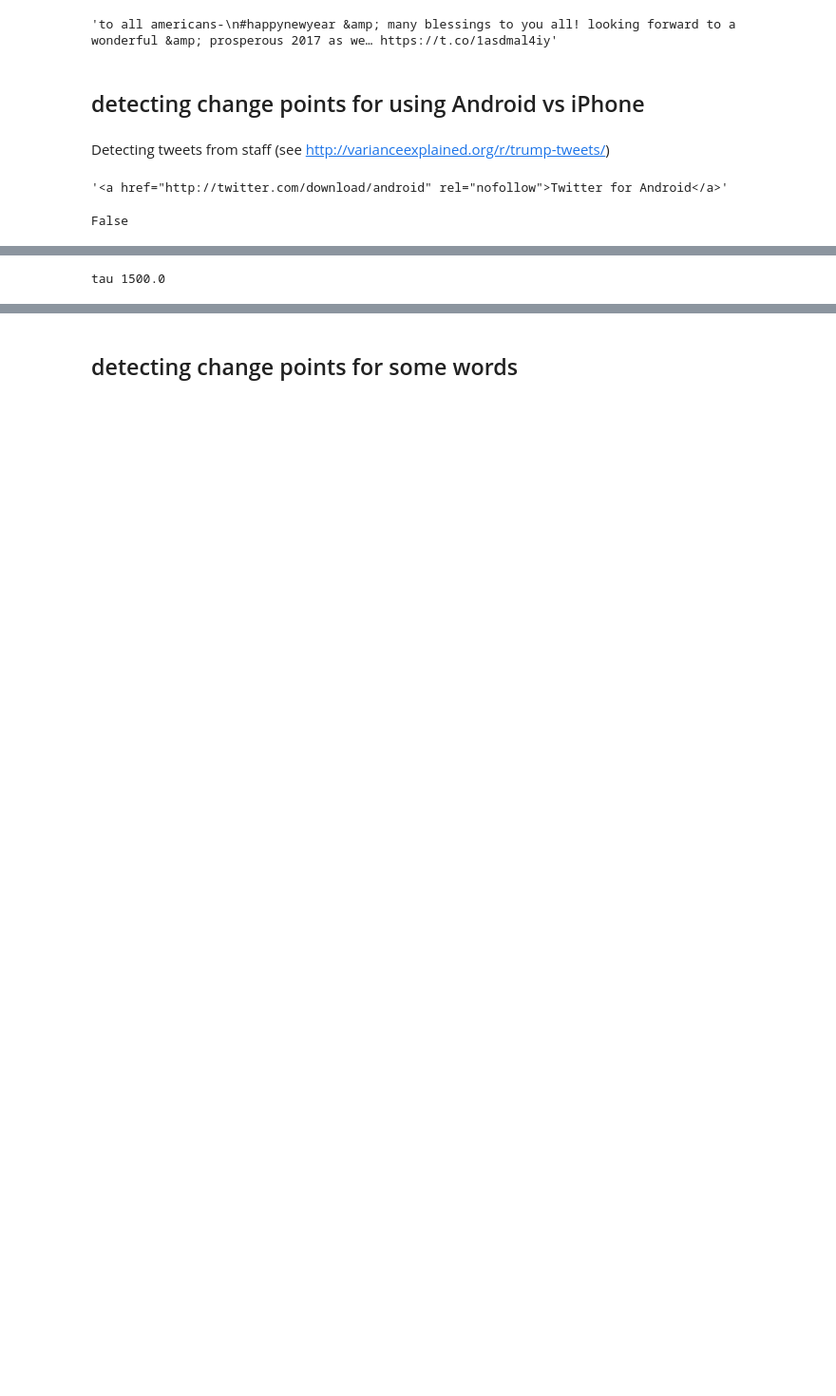
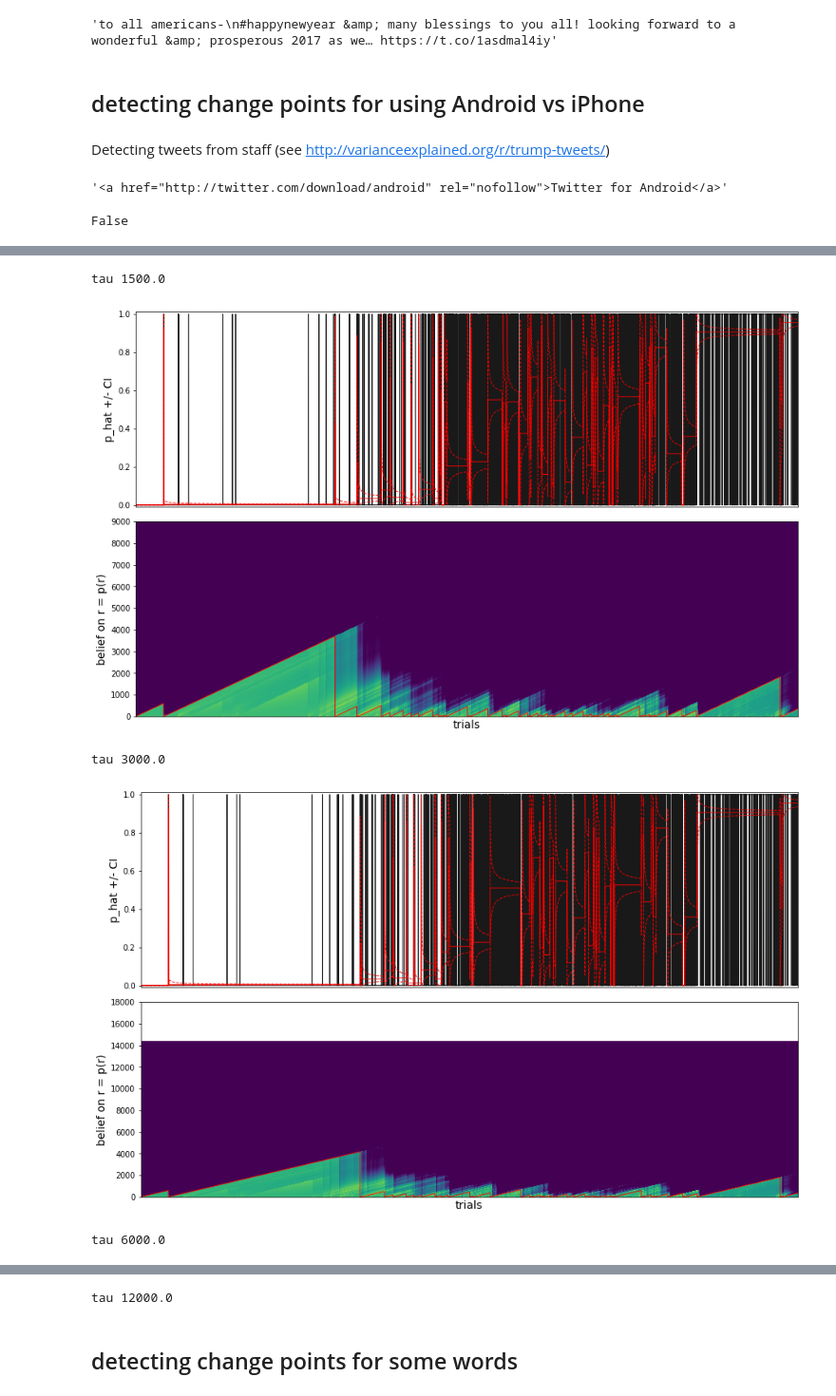
Before and after one commit to laurentperrinet/bayesianchangepoint, a Jupyter notebook: notebooks/test_experimental_data-tweets.ipynb, the cells around one changed output, grey strips where cells are left out. Shown at 95% size. Drawn from its saved outputs; the diff is of its cells as text; code cells hidden in the pictures; blank space fills up the shorter version.

```diff
--- a/notebooks/test_experimental_data-tweets.ipynb
+++ b/notebooks/test_experimental_data-tweets.ipynb
@@ -220,16 +224,21 @@ That is, an average probability of p0=  0.38777915267220553
 # %%
+p0 = .01
 for h in [1/1500/(2**k) for k in range(5)]:
     print('tau', 1/h)
     max_run_length = int(6/h)
 
     p_bar, r, beliefs = bcp.inference(data_mobileos[ind_tweets], h=h, p0=p0)
 
     fig, axs = bcp.plot_inference(data_mobileos[ind_tweets], None, p_bar, r, beliefs, mode='hindsight', max_run_length=max_run_length)
     ax = axs[-1]
     ax.xaxis.set_major_locator(years)
     ax.xaxis.set_major_formatter(yearsFmt)
     ax.xaxis.set_minor_locator(months)
     ax.format_xdata = mdates.DateFormatter('%Y-%m-%d')
     plt.show()
 # %% [output]
 tau 1500.0
+[figure, added]
+tau 3000.0
+[figure, added]
+tau 6000.0
@@ -236,3 +246,4 @@ tau 1500.0
+tau 12000.0
 # %%
 h = 1./10000
 #max_run_length = 4500 #int(6/h)
```
Also changed, not shown: parts of 16 cells of this notebook, 1 other file.
